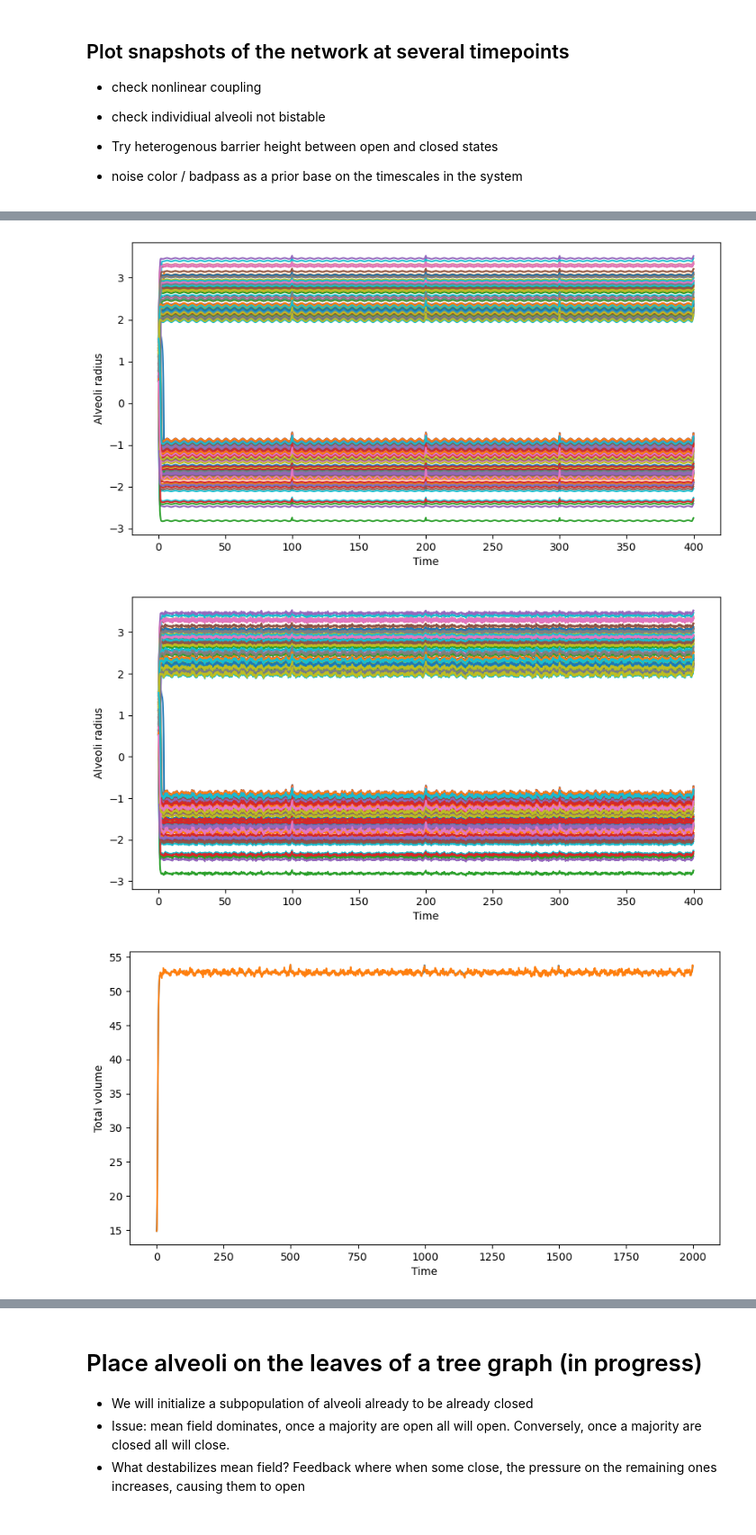
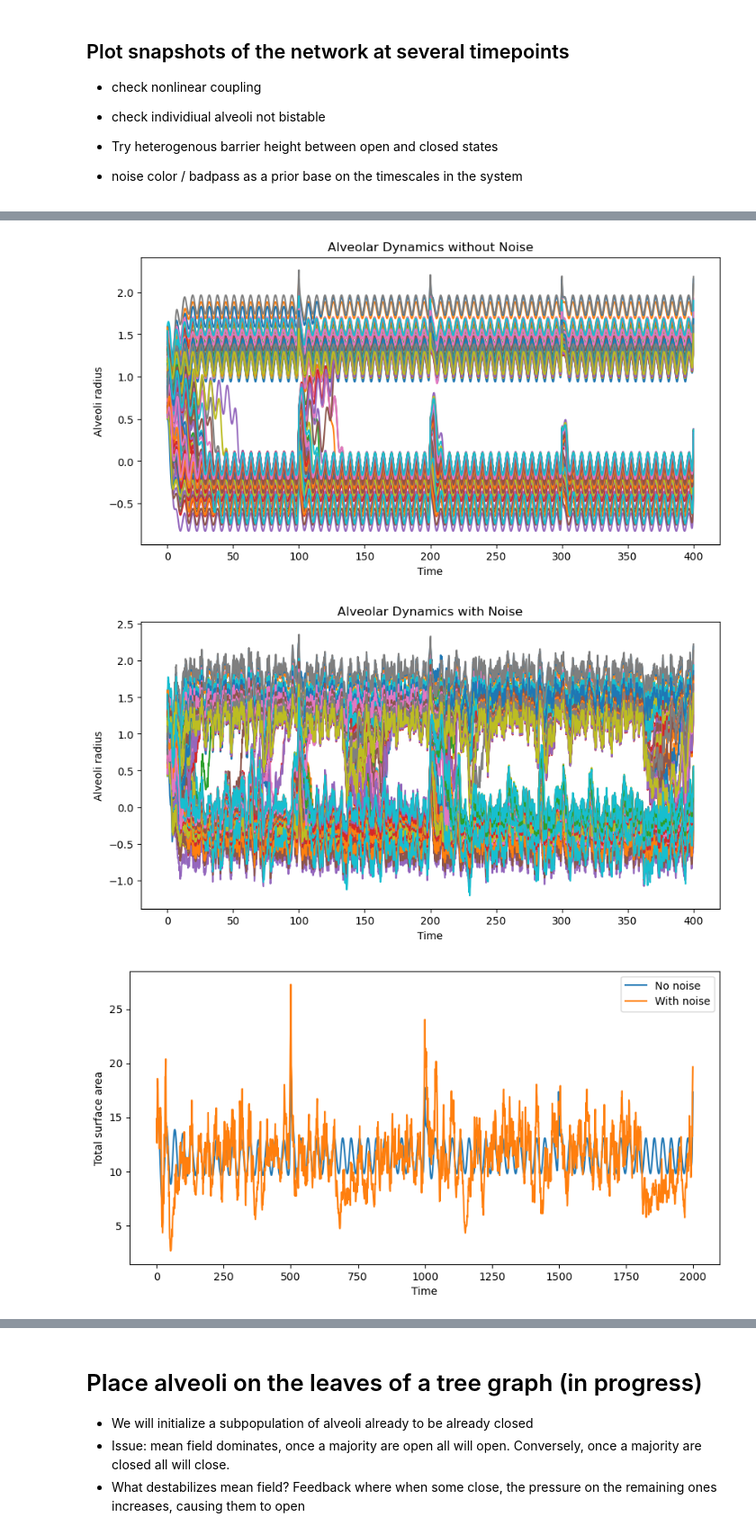
Before and after one commit to williamgilpin/alveoli, a Jupyter notebook: alveoli_model.ipynb, the cells around one changed output, grey strips where cells are left out. Shown at 90% size. Cells and saved outputs as stored; diff of their text form; code cells hidden in the pictures.

```diff
--- a/alveoli_model.ipynb
+++ b/alveoli_model.ipynb
@@ -328,10 +327,10 @@ n_nodes = 200
 k = 0.1 * tree_coupling_matrix(n_nodes).astype(float)
 # node_idx = k.shape[0] // 2
 # k[:node_idx] = 0
-rclose_vals = 0.1 + 0.01 * np.random.random(n_nodes)
-ropen_vals = 1.0 + 0.01 * np.random.normal(size=n_nodes)
+rclose_vals = 0.1 + 0*0.01 * np.random.random(n_nodes)
+ropen_vals = 1.0 + 0*0.01 * np.random.normal(size=n_nodes)
 omega_vals = np.ones(n_nodes) + 0.00 * np.random.normal(size=n_nodes)
-vmax_vals = 1.0 * (1.0 + 0.2 * np.random.normal(size=n_nodes))
+vmax_vals = 1.0 * (1.0 + 0.3 * np.random.normal(size=n_nodes))
 # eq = AlveoliModel(gamma=4, k=5*k, rclose=rclose_vals, ropen=ropen_vals, omega=omega_vals) # Forcing
 eq = AlveoliModel(gamma=0.2, k=k, vmax=vmax_vals, rclose=rclose_vals, ropen=ropen_vals, omega=omega_vals)
 
@@ -345,10 +344,12 @@ sol = eq.solve(t, X0)
 plt.figure(figsize=(10, 5))
 plt.plot(sol.ts, sol.ys);
 plt.xlabel('Time')
-plt.ylabel('Alveoli radius')
-plt.title('Alveoli Dynamics without Noise')
+plt.ylabel('Alveoli radii')
+plt.title('Alveolar Dynamics without Noise')
 
 plt.figure(figsize=(10, 5))
 xx = np.linspace(-0.1, 1.1, 100)
 plt.plot(xx, eq.potential(xx))
 plt.plot(xx, 0 * xx)
+plt.xlabel('Alveolus radius')
+plt.ylabel('Potential')
@@ -356,7 +368,7 @@ plt.plot(xx, 0 * xx)
 eq.eta = 0.0
 sol0 = eq.solve(t, X0)
 
-eq.eta = 0.08
+eq.eta = 0.2
 solp = eq.solve(t, X0)
 
 
@@ -364,17 +376,20 @@ plt.figure(figsize=(10, 5))
 plt.plot(sol0.ts, sol0.ys[:, :])
 plt.xlabel('Time')
 plt.ylabel('Alveoli radius')
+plt.title('Alveolar Dynamics without Noise')
 
 plt.figure(figsize=(10, 5))
 plt.plot(solp.ts, solp.ys[:, :])
 plt.xlabel('Time')
 plt.ylabel('Alveoli radius')
+plt.title('Alveolar Dynamics with Noise')
 
 plt.figure(figsize=(10, 5))
 plt.plot(4 * np.pi * np.mean(sol0.ys.T**2, axis=0))
 plt.plot(4 * np.pi * np.mean(solp.ys.T**2, axis=0))
 plt.xlabel('Time')
-plt.ylabel('Total volume')
+plt.ylabel('Total surface area')
+plt.legend(['No noise', 'With noise'])
 print(4* np.pi * np.sum(sol0.ys[-1000:]**2))
 print(4* np.pi * np.sum(solp.ys[-1000:]**2))
 
@@ -383,6 +398,7 @@ plt.plot(np.sum(sol0.ys > eq.rthresh, axis=1) / sol0.ys.shape[1])
 plt.plot(np.sum(solp.ys > eq.rthresh, axis=1) / solp.ys.shape[1])
 plt.xlabel('Time')
 plt.ylabel('Fraction of alveoli open')
+plt.legend(['No noise', 'With noise'])
 
 
 # plt.figure(figsize=(10, 5))
@@ -407,3 +423,3 @@ Text(0, 0.5, 'Fraction of alveoli open')
-[figure, old version]
+[figure, new version]
-[figure, old version]
+[figure, new version]
-[figure, old version]
+[figure, new version]
```
Also changed, not shown: parts of 7 cells of this notebook.
